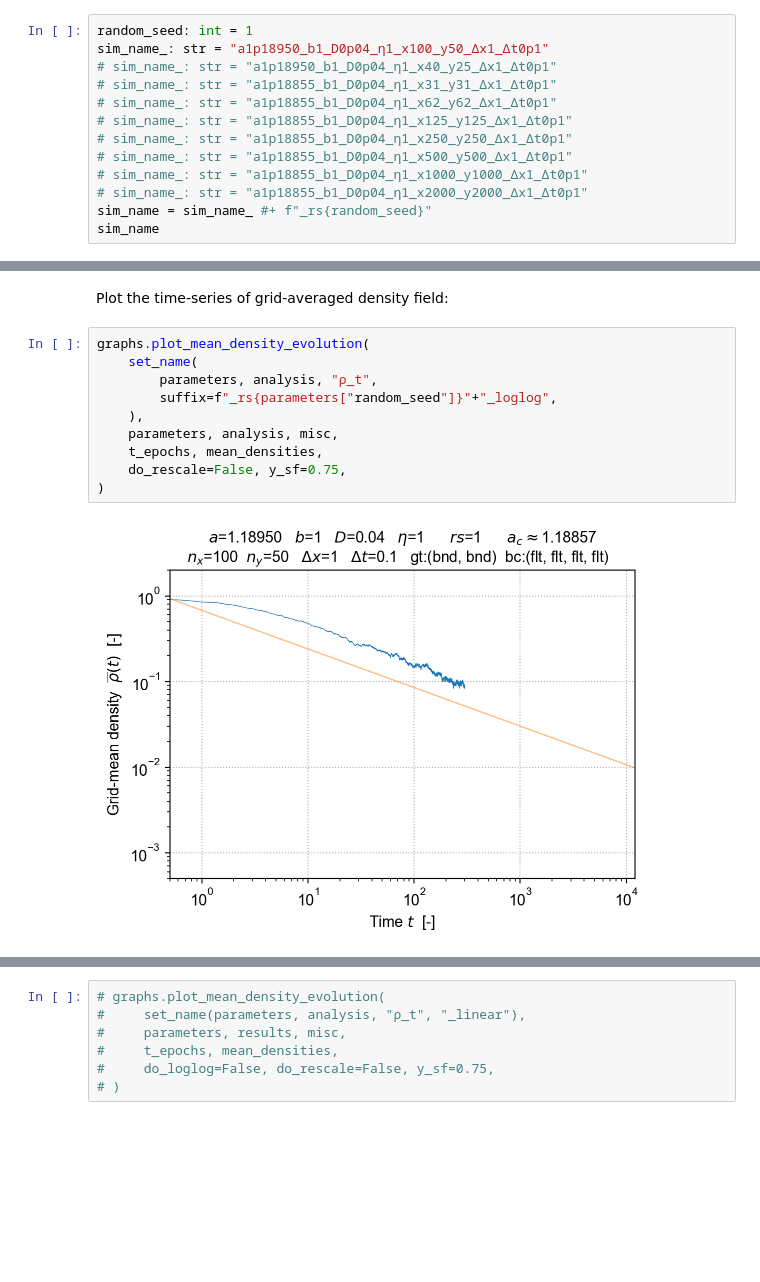
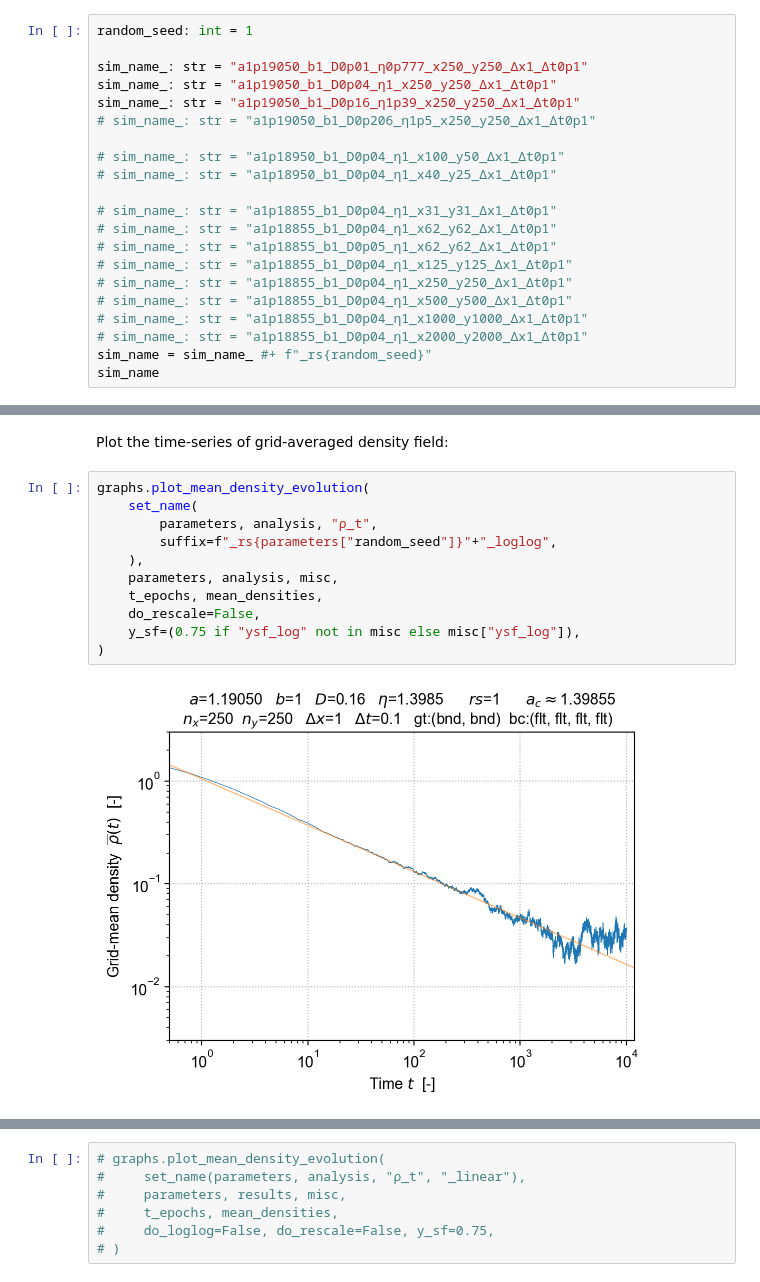
Before and after one commit to cstarkjp/Langevin, a Jupyter notebook: simulation/dp/SimulationDirect.ipynb, the cells around one changed output, grey strips where cells are left out. Saved outputs shown, nothing was run; the diff lists cells and outputs as text; blank space fills up the shorter version.

```diff
--- a/simulation/dp/SimulationDirect.ipynb
+++ b/simulation/dp/SimulationDirect.ipynb
@@ -36,10 +36,18 @@ fetch_image(
 ## Parameters
 # %%
 random_seed: int = 1
-sim_name_: str = "a1p18950_b1_D0p04_η1_x100_y50_Δx1_Δt0p1"
+
+sim_name_: str = "a1p19050_b1_D0p01_η0p777_x250_y250_Δx1_Δt0p1"
+sim_name_: str = "a1p19050_b1_D0p04_η1_x250_y250_Δx1_Δt0p1"
+sim_name_: str = "a1p19050_b1_D0p16_η1p39_x250_y250_Δx1_Δt0p1"
+# sim_name_: str = "a1p19050_b1_D0p206_η1p5_x250_y250_Δx1_Δt0p1"
+
+# sim_name_: str = "a1p18950_b1_D0p04_η1_x100_y50_Δx1_Δt0p1"
 # sim_name_: str = "a1p18950_b1_D0p04_η1_x40_y25_Δx1_Δt0p1"
+
 # sim_name_: str = "a1p18855_b1_D0p04_η1_x31_y31_Δx1_Δt0p1"
 # sim_name_: str = "a1p18855_b1_D0p04_η1_x62_y62_Δx1_Δt0p1"
+# sim_name_: str = "a1p18855_b1_D0p05_η1_x62_y62_Δx1_Δt0p1"
 # sim_name_: str = "a1p18855_b1_D0p04_η1_x125_y125_Δx1_Δt0p1"
 # sim_name_: str = "a1p18855_b1_D0p04_η1_x250_y250_Δx1_Δt0p1"
 # sim_name_: str = "a1p18855_b1_D0p04_η1_x500_y500_Δx1_Δt0p1"
@@ -183,15 +191,16 @@ Plot the time-series of grid-averaged density field:
 # %%
 graphs.plot_mean_density_evolution(
     set_name(
         parameters, analysis, "ρ_t",
         suffix=f"_rs{parameters["random_seed"]}"+"_loglog",
     ),
     parameters, analysis, misc,
     t_epochs, mean_densities,
-    do_rescale=False, y_sf=0.75,
+    do_rescale=False,
+    y_sf=(0.75 if "ysf_log" not in misc else misc["ysf_log"]),
 )
 # %% [output]
-[figure, old version]
+[figure, new version]
 # %%
 graphs.plot_mean_density_evolution(
     set_name(parameters, analysis, "ρ_t",
```
Also changed, not shown: parts of 15 cells of this notebook, 14 other files.
